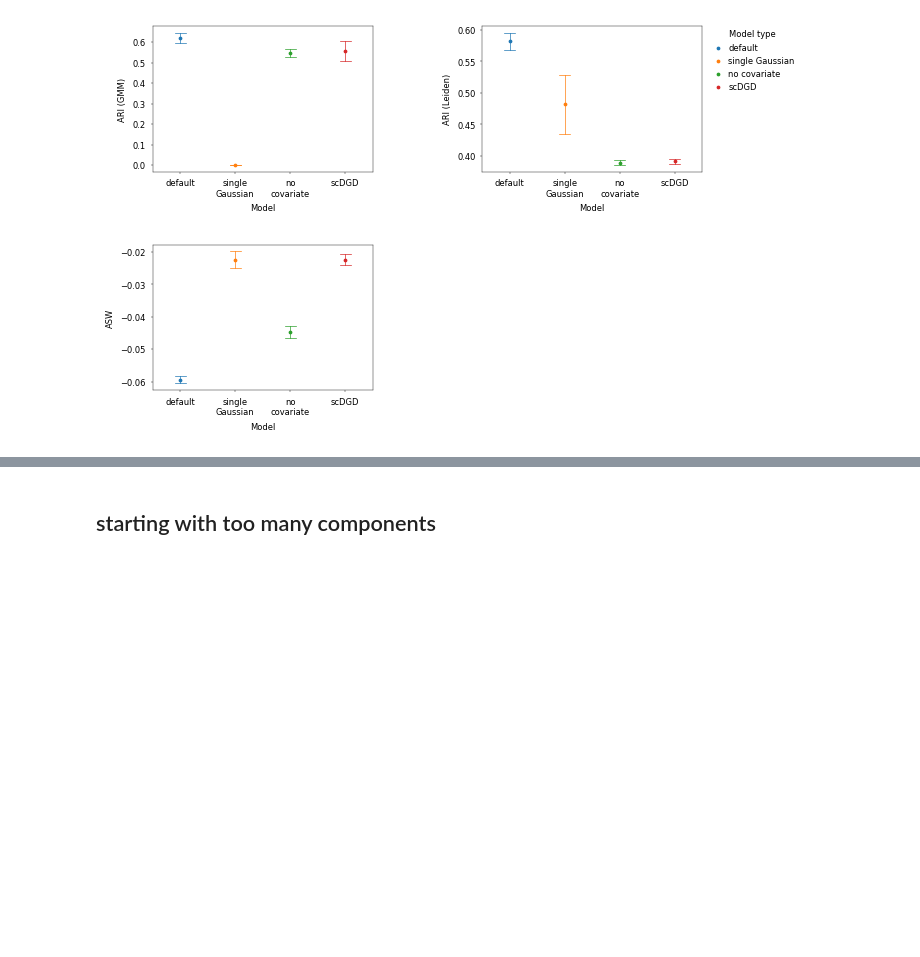
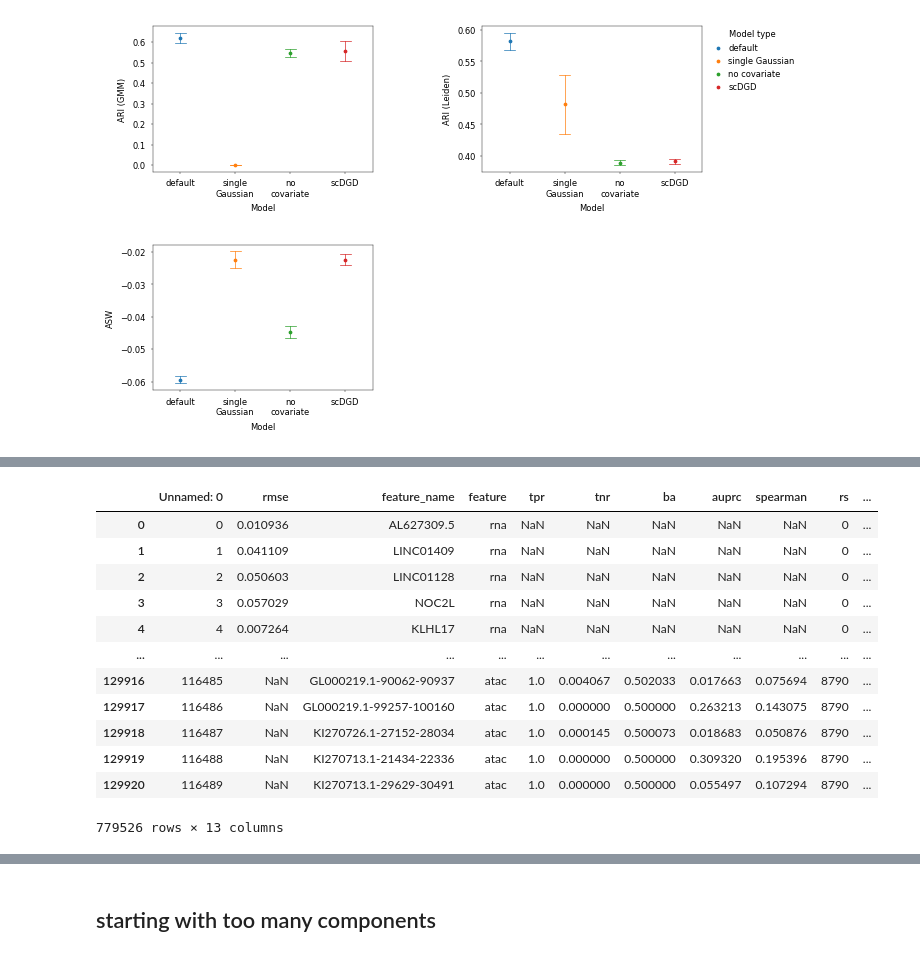
Before and after one commit to Center-for-Health-Data-Science/multiDGD_paper, a Jupyter notebook: experiments/test_notebooks/new_figures_tests.ipynb, the cells around one changed output, grey strips where cells are left out. Cells and saved outputs as stored; diff of their text form; code cells hidden in the pictures; blank space fills up the shorter version.

```diff
--- a/experiments/test_notebooks/new_figures_tests.ipynb
+++ b/experiments/test_notebooks/new_figures_tests.ipynb
@@ -2569,0 +3016,33 @@ fig.savefig(os.path.join(plot_path, "performance_human_bonemarrow_clustering_met
+# %%
+# !!! I don't know how this looks here, need to check first
+
+# load all prediction errors
+prediction_metrics_gene = pd.DataFrame()
+for i, model_name in enumerate(model_descriptors):
+    temp_df = pd.read_csv(
+        result_path
+        + data_name
+        + "_rs"
+        + str(random_seeds[i])
+        + "_"
+        + model_types[i]
+        + "_ncomp"
+        + str(n_components[i])
+        + "_RMSE-BA_genewise.csv"
+    )
+    temp_df["rs"] = random_seeds[i]
+    temp_df["mean"] = mean_expression
+    temp_df["Model"] = "multiDGD"
+    prediction_metrics_gene = pd.concat([prediction_metrics_gene, temp_df])
+    temp_df = pd.read_csv(
+        result_path
+        + data_name
+        + "_rs"
+        + str(random_seeds[i])
+        + "_RMSE-BA_genewise_mvi.csv"
+    )
+    temp_df["rs"] = random_seeds[i]
+    temp_df["mean"] = mean_expression
+    temp_df["Model"] = "MultiVI"
+    prediction_metrics_gene = pd.concat([prediction_metrics_gene, temp_df])
+#prediction_errors["normalized error"] = prediction_errors["error"] / n_features_bm
@@ -2569,0 +3195,22 @@ fig.savefig(os.path.join(plot_path, "performance_human_bonemarrow_clustering_met
+# %%
+rna_bins, rna_bin_ranges = pd.qcut(prediction_metrics_gene[prediction_metrics_gene["feature"]=="rna"]["mean"], q=10, labels=False, retbins=True)
+atac_bins, atac_bin_ranges = pd.qcut(prediction_metrics_gene[prediction_metrics_gene["feature"]=="atac"]["mean"], q=10, labels=False, retbins=True)
+prediction_metrics_gene["mean_bin"] = 0
+prediction_metrics_gene.loc[prediction_metrics_gene["feature"]=="rna", "mean_bin"] = rna_bins
+prediction_metrics_gene.loc[prediction_metrics_gene["feature"]=="atac", "mean_bin"] = atac_bins
+# %%
+prediction_metrics_gene
+# %% [output]
+|  | Unnamed: 0 | rmse | feature_name | feature | tpr | tnr | ba | auprc | spearman | rs | ... |
+| 0 | 0 | 0.010936 | AL627309.5 | rna | NaN | NaN | NaN | NaN | NaN | 0 | ... |
+| 1 | 1 | 0.041109 | LINC01409 | rna | NaN | NaN | NaN | NaN | NaN | 0 | ... |
+| 2 | 2 | 0.050603 | LINC01128 | rna | NaN | NaN | NaN | NaN | NaN | 0 | ... |
+| 3 | 3 | 0.057029 | NOC2L | rna | NaN | NaN | NaN | NaN | NaN | 0 | ... |
+| 4 | 4 | 0.007264 | KLHL17 | rna | NaN | NaN | NaN | NaN | NaN | 0 | ... |
+| ... | ... | ... | ... | ... | ... | ... | ... | ... | ... | ... | ... |
+| 129916 | 116485 | NaN | GL000219.1-90062-90937 | atac | 1.0 | 0.004067 | 0.502033 | 0.017663 | 0.075694 | 8790 | ... |
+| 129917 | 116486 | NaN | GL000219.1-99257-100160 | atac | 1.0 | 0.000000 | 0.500000 | 0.263213 | 0.143075 | 8790 | ... |
+| 129918 | 116487 | NaN | KI270726.1-27152-28034 | atac | 1.0 | 0.000145 | 0.500073 | 0.018683 | 0.050876 | 8790 | ... |
+| 129919 | 116488 | NaN | KI270713.1-21434-22336 | atac | 1.0 | 0.000000 | 0.500000 | 0.309320 | 0.195396 | 8790 | ... |
+| 129920 | 116489 | NaN | KI270713.1-29629-30491 | atac | 1.0 | 0.000000 | 0.500000 | 0.055497 | 0.107294 | 8790 | ... |
+779526 rows × 13 columns
```
Also changed, not shown: parts of 42 cells of this notebook, 28 other files.
